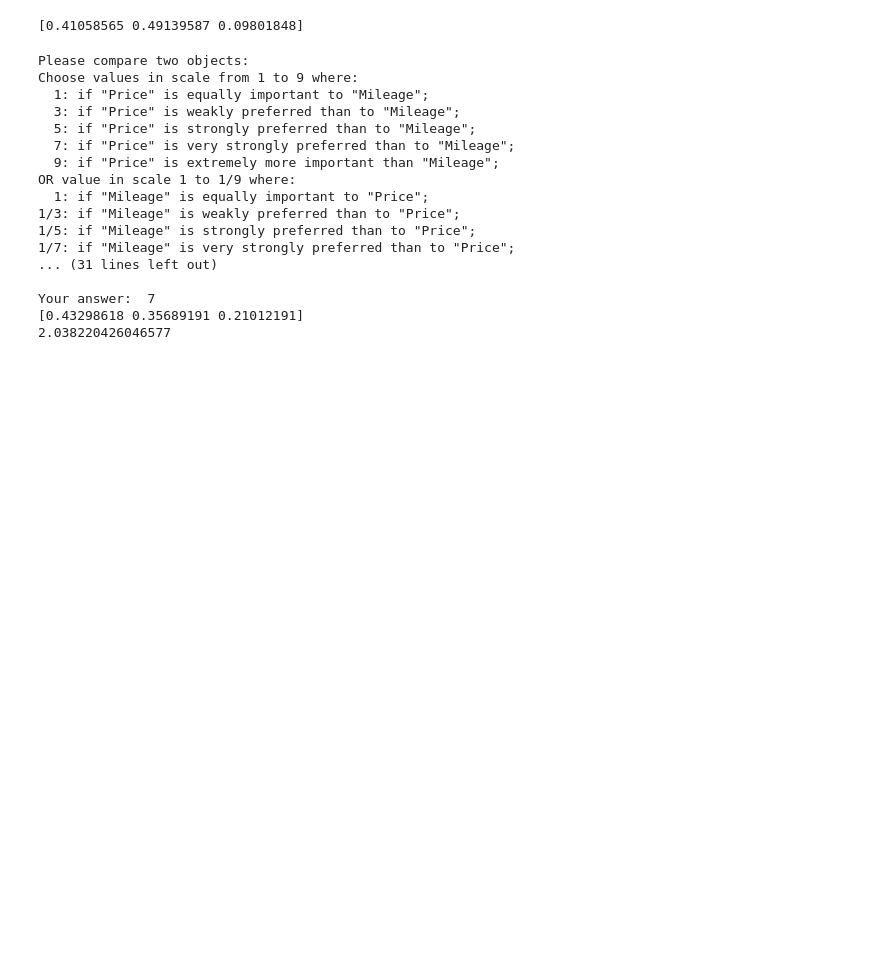
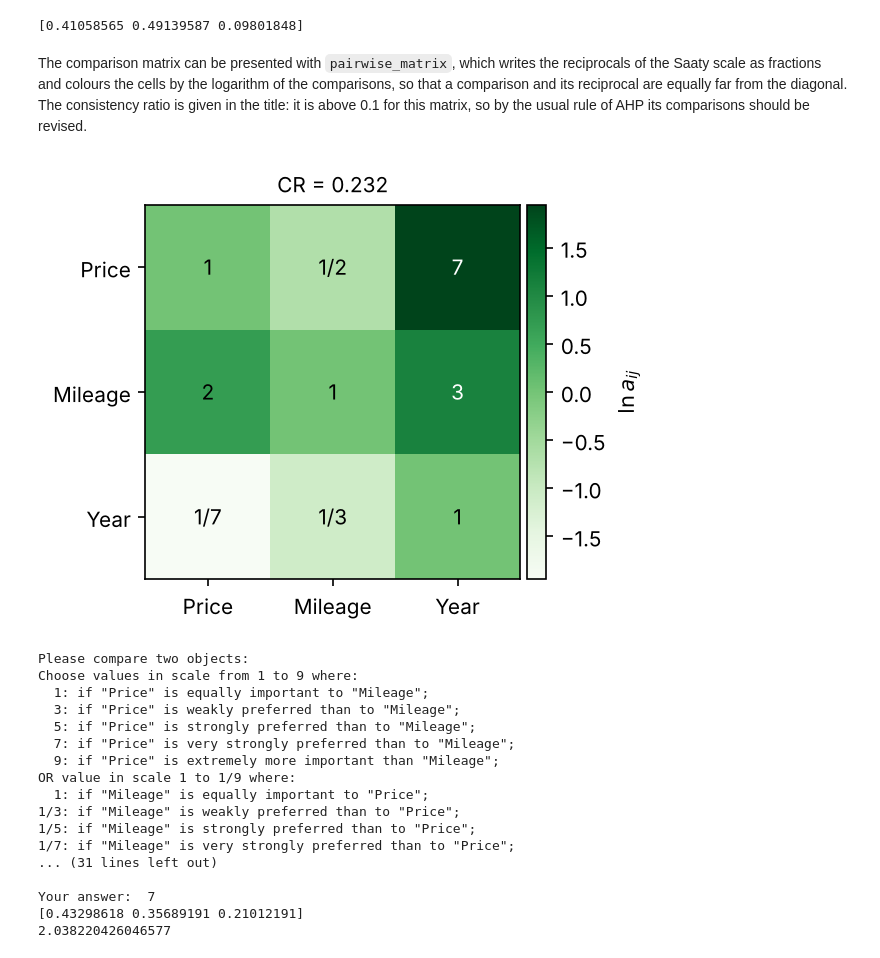
Before and after one commit to kotbaton/pymcdm, a Jupyter notebook: examples/Subjective_Weights_Example.ipynb, the cells around one changed output. Drawn from its saved outputs; the diff is of its cells as text; code cells hidden in the pictures; blank space fills up the shorter version.

```diff
--- a/examples/Subjective_Weights_Example.ipynb
+++ b/examples/Subjective_Weights_Example.ipynb
@@ -67,6 +67,22 @@ weights = ahp()
 print(weights)
 # %% [output]
 [0.41058565 0.49139587 0.09801848]
+# %% [markdown]
+The comparison matrix can be presented with `pairwise_matrix`, which writes the reciprocals of the Saaty scale as
+fractions and colours the cells by the logarithm of the comparisons, so that a comparison and its reciprocal are
+equally far from the diagonal. The consistency ratio is given in the title: it is above 0.1 for this matrix, so by
+the usual rule of AHP its comparisons should be revised.
+# %%
+import matplotlib.pyplot as plt
+from pymcdm.visuals import pairwise_matrix
+
+fig, ax = plt.subplots(figsize=(4, 3.5), dpi=150)
+pairwise_matrix(ahp.matrix, labels=['Price', 'Mileage', 'Year'], colorbar=True, ax=ax)
+ax.set_title(f'CR = {ahp.get_cr():.3f}', fontsize=10)
+plt.tight_layout()
+plt.show()
+# %% [output]
+[figure, added]
 # %%
 # And there are also command line interface to fill pairwise matrix step-by-step. See the output below.
 criteria_names = ['Price', 'Mileage', 'Year']
```
Also changed, not shown: parts of 5 cells of this notebook, 1 other file.
